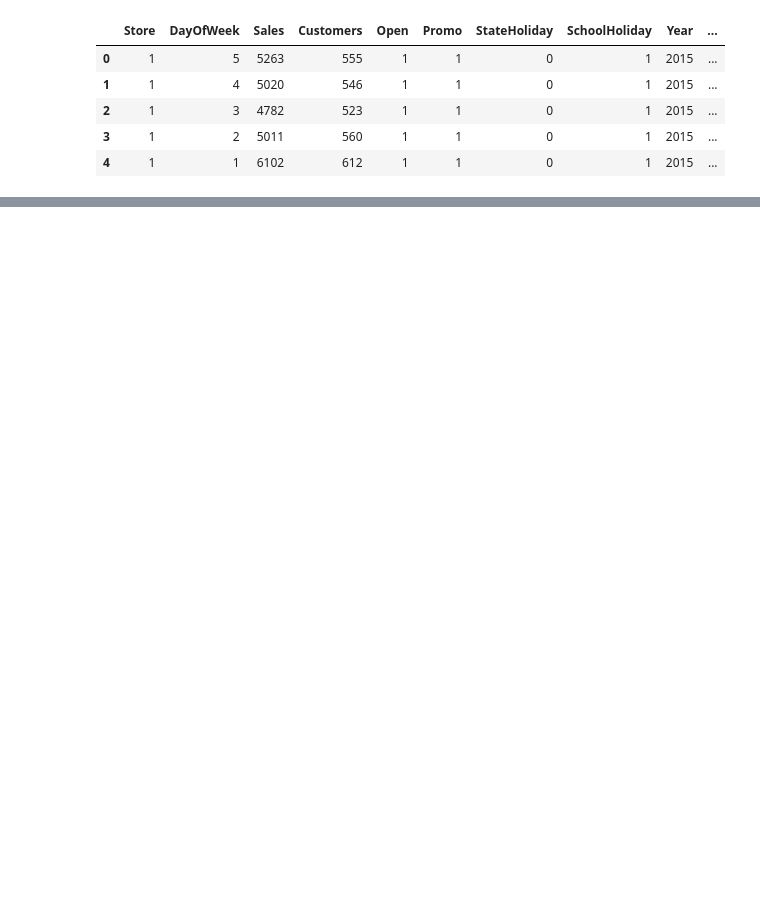
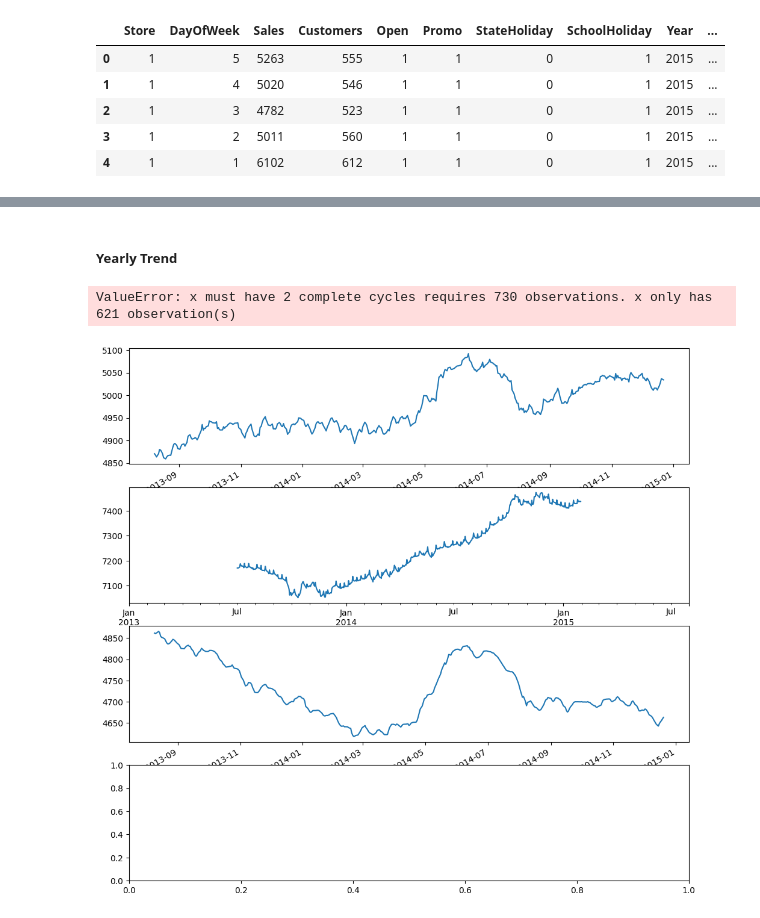
Before and after one commit to factorwonk/complexica_rossman, a Jupyter notebook: rossman-forecast.ipynb, the cells around one changed output, grey strips where cells are left out. Saved outputs shown, nothing was run; the diff lists cells and outputs as text; code cells hidden in the pictures; blank space fills up the shorter version.

```diff
--- a/rossman-forecast.ipynb
+++ b/rossman-forecast.ipynb
@@ -66,0 +120,22 @@ train_store_df.head()
+# %% [markdown]
+##### Yearly Trend
+# %%
+f, (ax1, ax2, ax3, ax4) = plt.subplots(4, figsize = (12, 13))
+
+# monthly
+decomposition_a = seasonal_decompose(sales_a, model = 'additive', period = 365)
+decomposition_a.trend.plot(ax = ax1)
+
+decomposition_b = seasonal_decompose(sales_b, model = 'additive', period = 365)
+decomposition_b.trend.plot(ax = ax2)
+
+decomposition_c = seasonal_decompose(sales_c, model = 'additive', period = 365)
+decomposition_c.trend.plot(ax = ax3)
+
+decomposition_d = seasonal_decompose(sales_d, model = 'additive', period = 365)
+decomposition_d.trend.plot(ax = ax4)
+
+plt.show()
+# %% [output]
+ValueError: x must have 2 complete cycles requires 730 observations. x only has 621 observation(s)
+[figure, added]
```
Also changed, not shown: parts of 8 cells of this notebook.
